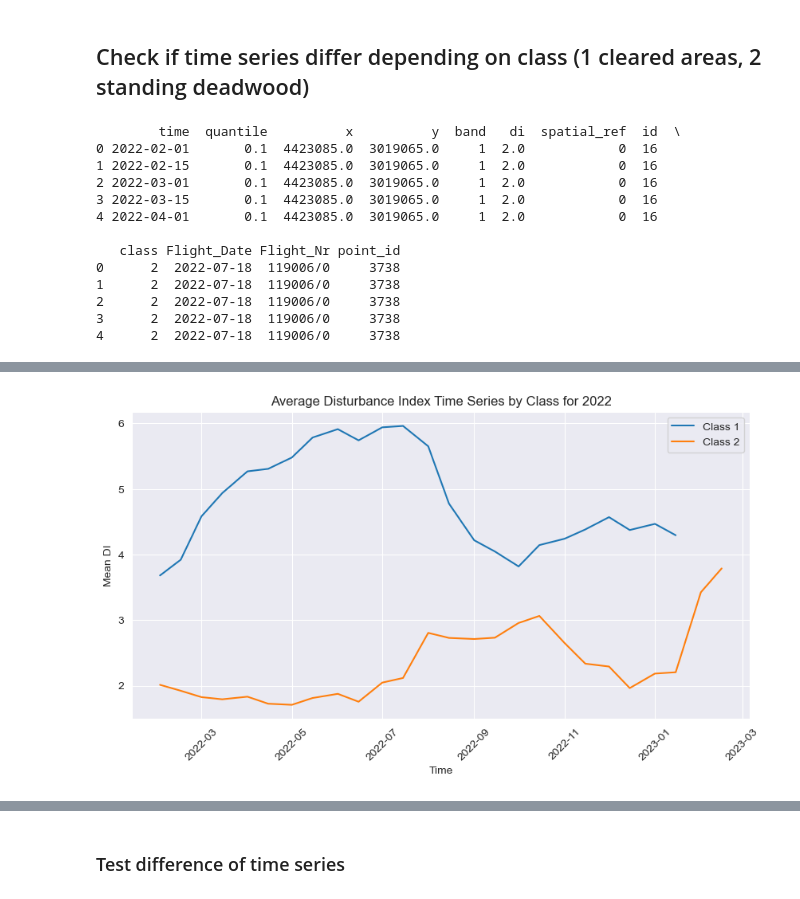
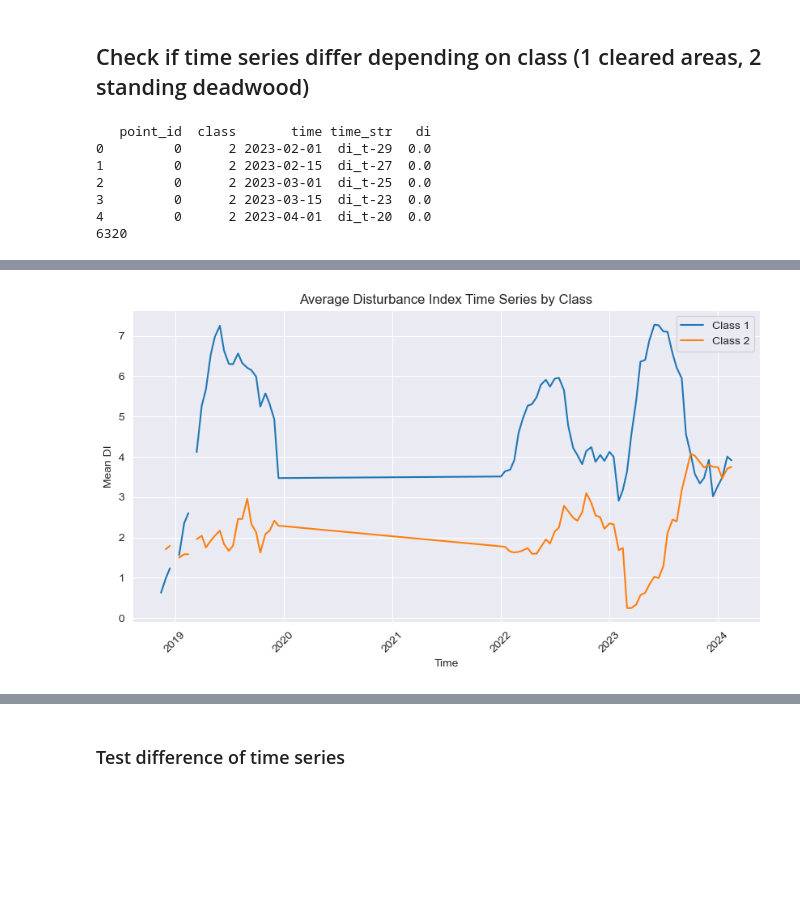
Before and after one commit to chrissikrause/ROOT_project, a Jupyter notebook: Training_Data.ipynb, the cells around one changed output, grey strips where cells are left out. Saved outputs shown, nothing was run; the diff lists cells and outputs as text; code cells hidden in the pictures; blank space fills up the shorter version.

```diff
--- a/Training_Data.ipynb
+++ b/Training_Data.ipynb
@@ -245,14 +250,9 @@ Time series extraction completed.
 ## Check if time series differ depending on class (1 cleared areas, 2 standing deadwood)
 # %%
 # Folder where CSVs are stored
-output_folder = 'Data_Collection/DI_points_timeseries_2022'
+csv_file = "Data_Collection/DI_points_timeseries/combined_time_series.csv"
 
-# Get all CSV files
-csv_files = glob.glob(os.path.join(output_folder, "*.csv"))
-
-# Read and merge all CSVs
-df_list = [pd.read_csv(f).assign(point_id=os.path.basename(f).split("_")[-1].split(".")[0]) for f in csv_files]
-df = pd.concat(df_list, ignore_index=True)
+df = pd.read_csv(csv_file)
 
 # Ensure time column is in datetime format
 df["time"] = pd.to_datetime(df["time"])
@@ -262,21 +262,18 @@ df["di"] = df["di"].replace(-2147483648, np.nan)
 
 # Check the first rows
 print(df.head())
+value_counts = df["point_id"].unique()
+print(len(value_counts))
 # %% [output]
-        time  quantile          x          y  band   di  spatial_ref  id  \
-0 2022-02-01       0.1  4423085.0  3019065.0     1  2.0            0  16
-1 2022-02-15       0.1  4423085.0  3019065.0     1  2.0            0  16
-2 2022-03-01       0.1  4423085.0  3019065.0     1  2.0            0  16
-3 2022-03-15       0.1  4423085.0  3019065.0     1  2.0            0  16
-4 2022-04-01       0.1  4423085.0  3019065.0     1  2.0            0  16
-
-   class Flight_Date Flight_Nr point_id
-0      2  2022-07-18  119006/0     3738
-1      2  2022-07-18  119006/0     3738
-2      2  2022-07-18  119006/0     3738
-3      2  2022-07-18  119006/0     3738
-4      2  2022-07-18  119006/0     3738
+   point_id  class       time time_str   di
+0         0      2 2023-02-01  di_t-29  0.0
+1         0      2 2023-02-15  di_t-27  0.0
+2         0      2 2023-03-01  di_t-25  0.0
+3         0      2 2023-03-15  di_t-23  0.0
+4         0      2 2023-04-01  di_t-20  0.0
+6320
 # %%
+print(df[df['di'].notna()]['time'].sort_values().unique())
 # Group by class and time, then compute mean DI and plot result
 df_grouped = df.groupby(["class", "time"])["di"].mean().reset_index()
 
@@ -288,7 +285,7 @@ for class_label in df_grouped["class"].unique():
 
 plt.xlabel("Time")
 plt.ylabel("Mean DI")
-plt.title("Average Disturbance Index Time Series by Class for 2022")
+plt.title("Average Disturbance Index Time Series by Class")
 plt.legend()
 plt.xticks(rotation=45)
 plt.show()
@@ -296 +310 @@ plt.show()
-[figure, old version]
+[figure, new version]
```
Also changed, not shown: parts of 13 cells of this notebook, 1 other file.
